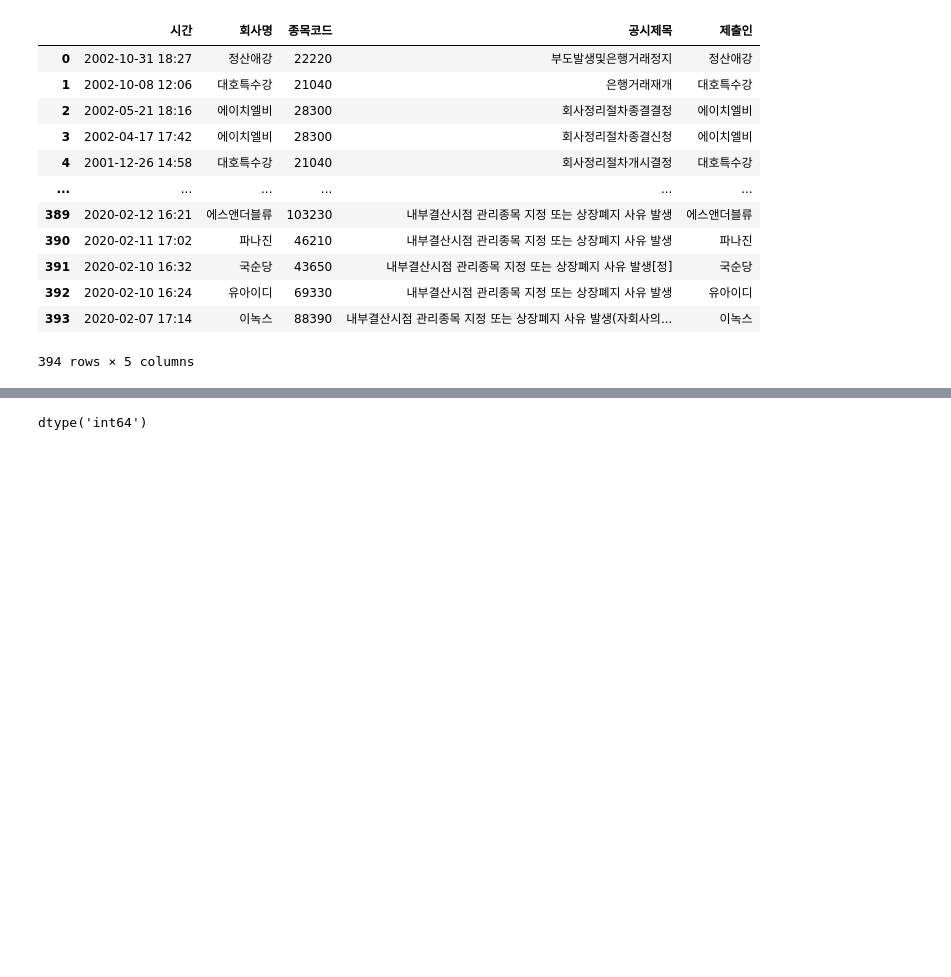
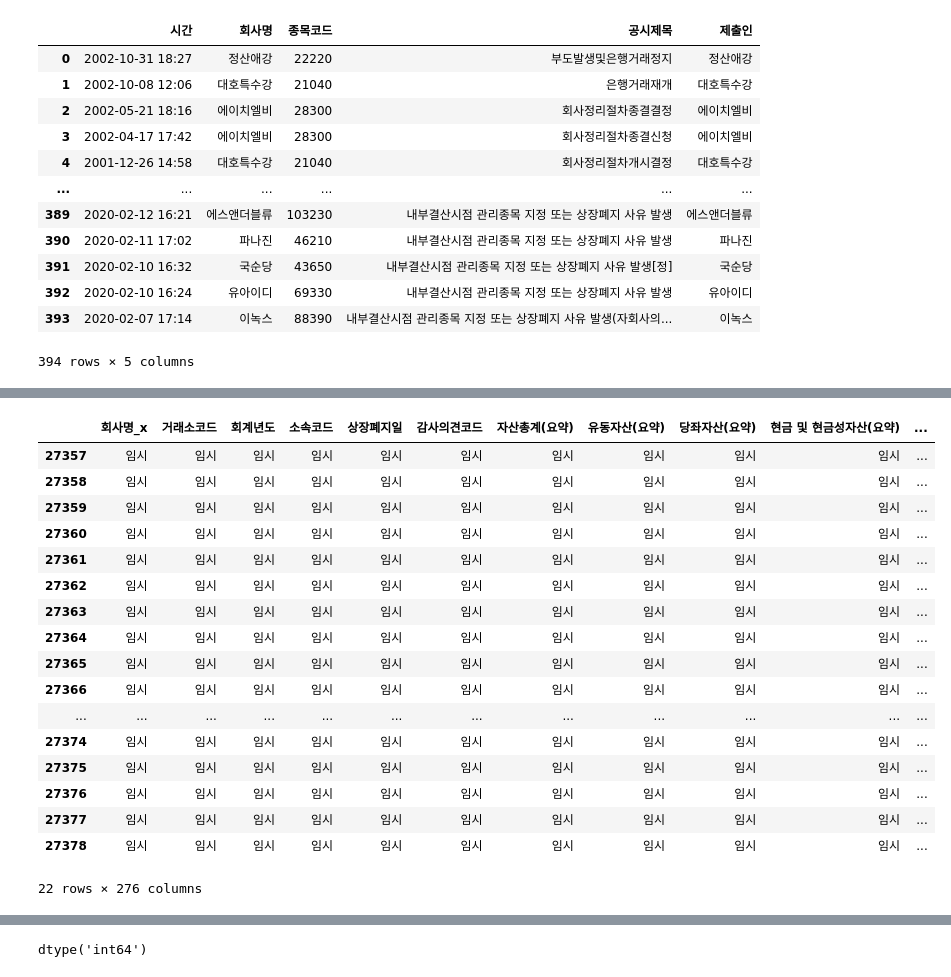
Before and after one commit to JxxHxxx/Ubion-CorporateBankruptcyAnalysis, a Jupyter notebook: Code/SH/prac.ipynb, the cells around one changed output, grey strips where cells are left out. Drawn from its saved outputs; the diff is of its cells as text; code cells hidden in the pictures; blank space fills up the shorter version.

```diff
--- a/Code/SH/prac.ipynb
+++ b/Code/SH/prac.ipynb
@@ -46,0 +92,5 @@ bankrupt_df.to_csv('kind_bankrupt_df.csv')
+# %%
+bankrupt['key'] = bankrupt['종목코드'].astype(str) +  bankrupt['년']
+# %%
+train['key'] = train['거래소코드'].astype(str) + train['년+1'].astype(str)
+train_full['key'] = train_full['거래소코드'].astype(str) + train_full['년+1'].astype(str)
@@ -46,0 +113,26 @@ bankrupt_df.to_csv('kind_bankrupt_df.csv')
+# %%
+merged = pd.merge(train_full, bankrupt, on = 'key', how = 'outer')
+# merged = pd.merge(train_full, bankrupt, on = 'key', how = 'outer')
+# %%
+merged = merged.fillna('임시')
+# %%
+merged[merged['회사명_x']=='임시']
+# %% [output]
+|  | 회사명_x | 거래소코드 | 회계년도 | 소속코드 | 상장폐지일 | 감사의견코드 | 자산총계(요약) | 유동자산(요약) | 당좌자산(요약) | 현금 및 현금성자산(요약) | ... |
+| 27357 | 임시 | 임시 | 임시 | 임시 | 임시 | 임시 | 임시 | 임시 | 임시 | 임시 | ... |
+| 27358 | 임시 | 임시 | 임시 | 임시 | 임시 | 임시 | 임시 | 임시 | 임시 | 임시 | ... |
+| 27359 | 임시 | 임시 | 임시 | 임시 | 임시 | 임시 | 임시 | 임시 | 임시 | 임시 | ... |
+| 27360 | 임시 | 임시 | 임시 | 임시 | 임시 | 임시 | 임시 | 임시 | 임시 | 임시 | ... |
+| 27361 | 임시 | 임시 | 임시 | 임시 | 임시 | 임시 | 임시 | 임시 | 임시 | 임시 | ... |
+| 27362 | 임시 | 임시 | 임시 | 임시 | 임시 | 임시 | 임시 | 임시 | 임시 | 임시 | ... |
+| 27363 | 임시 | 임시 | 임시 | 임시 | 임시 | 임시 | 임시 | 임시 | 임시 | 임시 | ... |
+| 27364 | 임시 | 임시 | 임시 | 임시 | 임시 | 임시 | 임시 | 임시 | 임시 | 임시 | ... |
+| 27365 | 임시 | 임시 | 임시 | 임시 | 임시 | 임시 | 임시 | 임시 | 임시 | 임시 | ... |
+| 27366 | 임시 | 임시 | 임시 | 임시 | 임시 | 임시 | 임시 | 임시 | 임시 | 임시 | ... |
+| ... | ... | ... | ... | ... | ... | ... | ... | ... | ... | ... | ... |
+| 27374 | 임시 | 임시 | 임시 | 임시 | 임시 | 임시 | 임시 | 임시 | 임시 | 임시 | ... |
+| 27375 | 임시 | 임시 | 임시 | 임시 | 임시 | 임시 | 임시 | 임시 | 임시 | 임시 | ... |
+| 27376 | 임시 | 임시 | 임시 | 임시 | 임시 | 임시 | 임시 | 임시 | 임시 | 임시 | ... |
+| 27377 | 임시 | 임시 | 임시 | 임시 | 임시 | 임시 | 임시 | 임시 | 임시 | 임시 | ... |
+| 27378 | 임시 | 임시 | 임시 | 임시 | 임시 | 임시 | 임시 | 임시 | 임시 | 임시 | ... |
+22 rows × 276 columns
```
Also changed, not shown: parts of 83 cells of this notebook.
